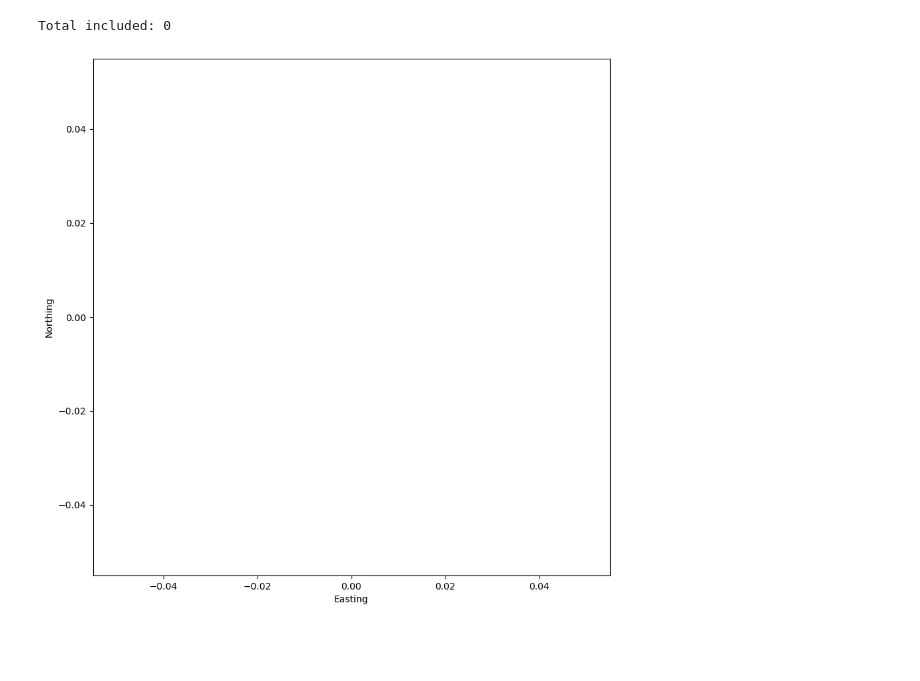
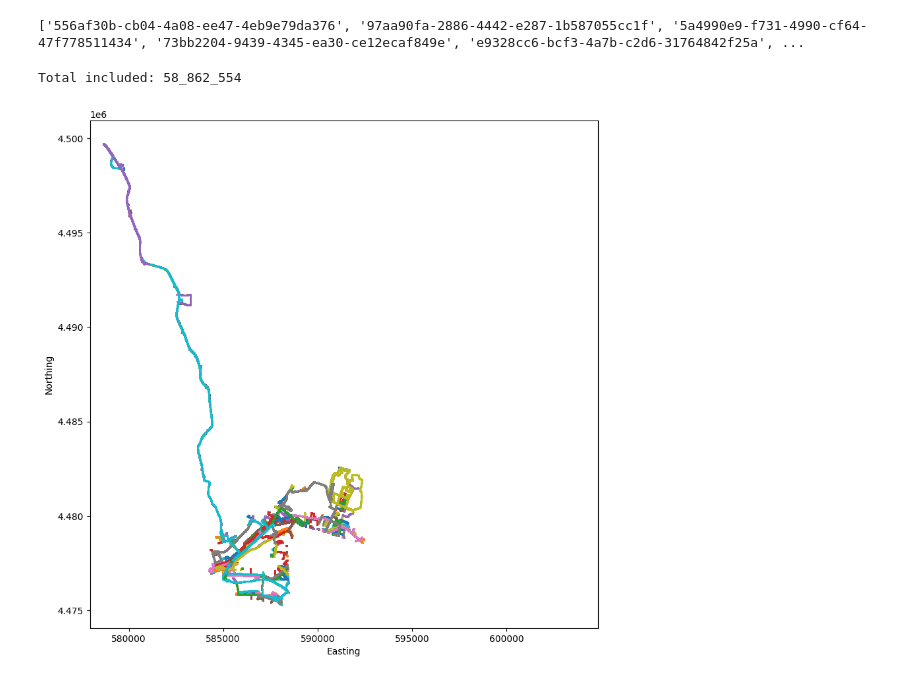
Before and after one commit to pit30m/pit30m, a Jupyter notebook: examples/plot_partitions.ipynb, the cells around one changed output. Saved outputs shown, nothing was run; the diff lists cells and outputs as text; code cells hidden in the pictures; blank space fills up the shorter version.

```diff
--- a/examples/plot_partitions.ipynb
+++ b/examples/plot_partitions.ipynb
@@ -18,40 +19,45 @@ import matplotlib.pyplot as plt
 logs = []
 for f in glob.glob("/home/julieta/pit30m_partitions/utm_poses_dense/to_hide/*"):
     logs.append(f.split("/")[-1][:-4])
+
+print(logs)
+# %% [output]
+['556af30b-cb04-4a08-ee47-4eb9e79da376', '97aa90fa-2886-4442-e287-1b587055cc1f', '5a4990e9-f731-4990-cf64-47f778511434', '73bb2204-9439-4345-ea30-ce12ecaf849e', 'e9328cc6-bcf3-4a7b-c2d6-31764842f25a', ...
 # %%
 log_readers = {}
-for logid in logs[:20]:
+for logid in logs:
     log_readers[logid] = LogReader(f"s3://pit30m/{logid}/", partitions=[PreProcessPartition.VALID])
 # %%
 figsz = 20 // 2
 fig = plt.figure(figsize=(figsz, figsz), dpi=100, facecolor='w', edgecolor='k')
 
 included = 0
 for log_id, lr in tqdm(log_readers.items()):
 
     hidden_in_log = 0
     # index = lr.get_cam_geo_index(CamName.MIDDLE_FRONT_WIDE)
-    index = lr.map_relative_poses_dense
-    break
-    # index = lr.utm_poses_dense
-    print(index.dtype.names)
+    # index = lr.map_relative_poses_dense
+    valid, index = lr.utm_poses_dense
+    # print(index)
+    index = index[valid]
+    # break
 
-    x = index["utm_x"]
-    y = index["utm_y"]
+    # x = index["utm_x"]
+    # y = index["utm_y"]
+    x, y = index[:, 0], index[:, 1]
     sc = plt.scatter(x, y, s=0.5, alpha=0.5)
-    break
 
     included += len(x)
 
     # percent_hidden = 100 * hidden_in_log / len(utm)
     # if percent_hidden > 90:
     #     print(f"{log_id} has {hidden_in_log:_} poses to hide ({percent_hidden:.2f}%)")
 
 plt.axis("square")
 plt.xlabel("Easting")
 plt.ylabel("Northing")
 print(f"Total included: {included:_}")
 # %% [output]
-Total included: 0
+Total included: 58_862_554
-[figure, old version]
+[figure, new version]
 # %%
```
Also changed, not shown: parts of 6 cells of this notebook.
